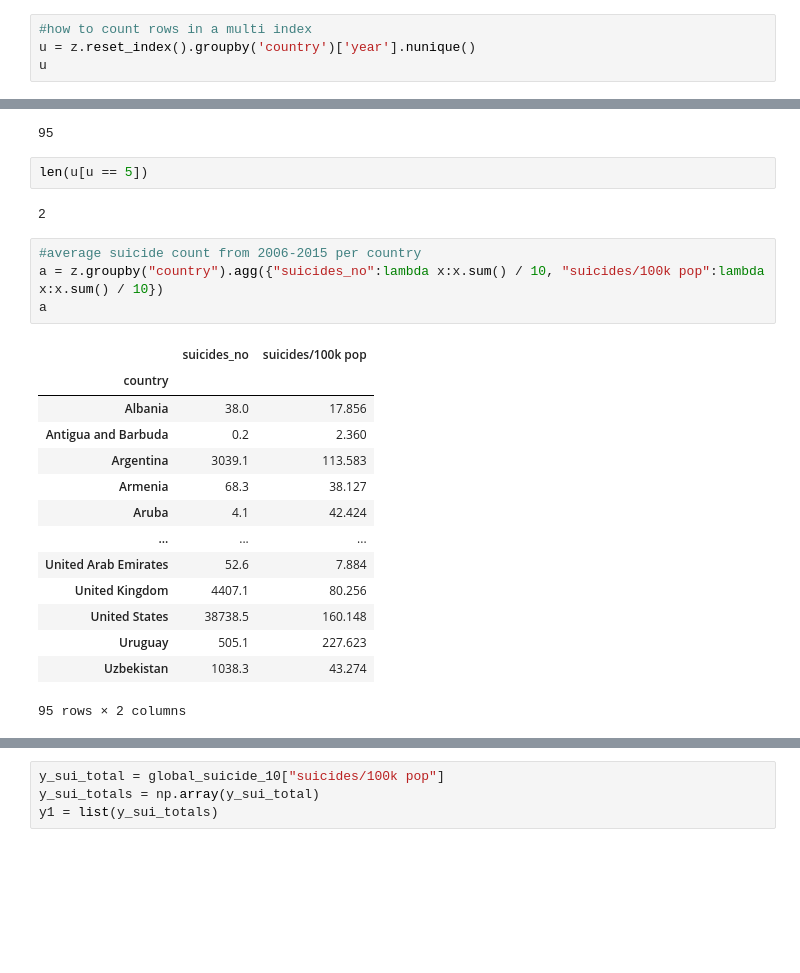
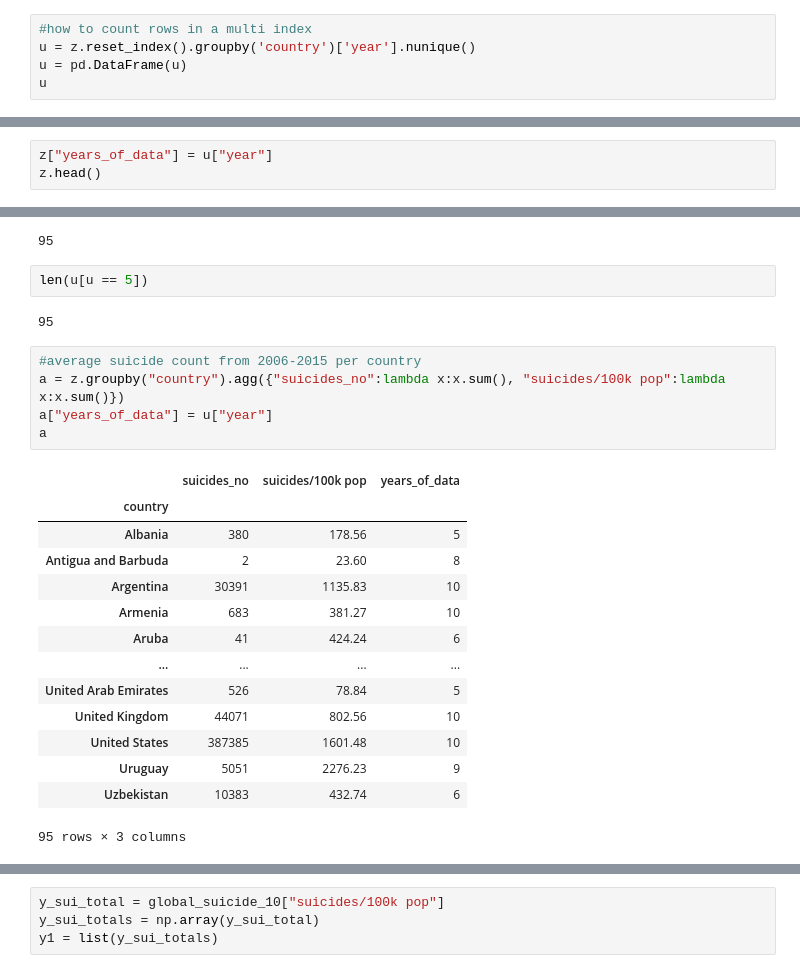
Before and after one commit to arw-625/Happiest-Generation, a Jupyter notebook: Happiest -Gen.ipynb, the cells around one changed output, grey strips where cells are left out. Cells and saved outputs as stored; diff of their text form; blank space fills up the shorter version.

```diff
--- a/Happiest -Gen.ipynb
+++ b/Happiest -Gen.ipynb
@@ -195,5 +195,6 @@ Name: (Albania, 2006), dtype: float64
 # %%
 #how to count rows in a multi index
 u = z.reset_index().groupby('country')['year'].nunique()
+u = pd.DataFrame(u)
 u
 # %% [output]
@@ -212,0 +215,3 @@ Name: year, Length: 95, dtype: int64
+# %%
+z["years_of_data"] = u["year"]
+z.head()
@@ -217,23 +230,24 @@ len(u)
 # %%
 len(u[u == 5])
 # %% [output]
-2
+95
 # %%
 #average suicide count from 2006-2015 per country
-a = z.groupby("country").agg({"suicides_no":lambda x:x.sum() / 10, "suicides/100k pop":lambda x:x.sum() / 10})
+a = z.groupby("country").agg({"suicides_no":lambda x:x.sum(), "suicides/100k pop":lambda x:x.sum()})
+a["years_of_data"] = u["year"]
 a
 # %% [output]
-|  | suicides_no | suicides/100k pop |
-| country |  |  |
-| Albania | 38.0 | 17.856 |
-| Antigua and Barbuda | 0.2 | 2.360 |
-| Argentina | 3039.1 | 113.583 |
-| Armenia | 68.3 | 38.127 |
-| Aruba | 4.1 | 42.424 |
-| ... | ... | ... |
-| United Arab Emirates | 52.6 | 7.884 |
-| United Kingdom | 4407.1 | 80.256 |
-| United States | 38738.5 | 160.148 |
-| Uruguay | 505.1 | 227.623 |
-| Uzbekistan | 1038.3 | 43.274 |
+|  | suicides_no | suicides/100k pop | years_of_data |
+| country |  |  |  |
+| Albania | 380 | 178.56 | 5 |
+| Antigua and Barbuda | 2 | 23.60 | 8 |
+| Argentina | 30391 | 1135.83 | 10 |
+| Armenia | 683 | 381.27 | 10 |
+| Aruba | 41 | 424.24 | 6 |
+| ... | ... | ... | ... |
+| United Arab Emirates | 526 | 78.84 | 5 |
+| United Kingdom | 44071 | 802.56 | 10 |
+| United States | 387385 | 1601.48 | 10 |
+| Uruguay | 5051 | 2276.23 | 9 |
+| Uzbekistan | 10383 | 432.74 | 6 |
-95 rows × 2 columns
+95 rows × 3 columns
```
Also changed, not shown: parts of 20 cells of this notebook, 1 other file.
